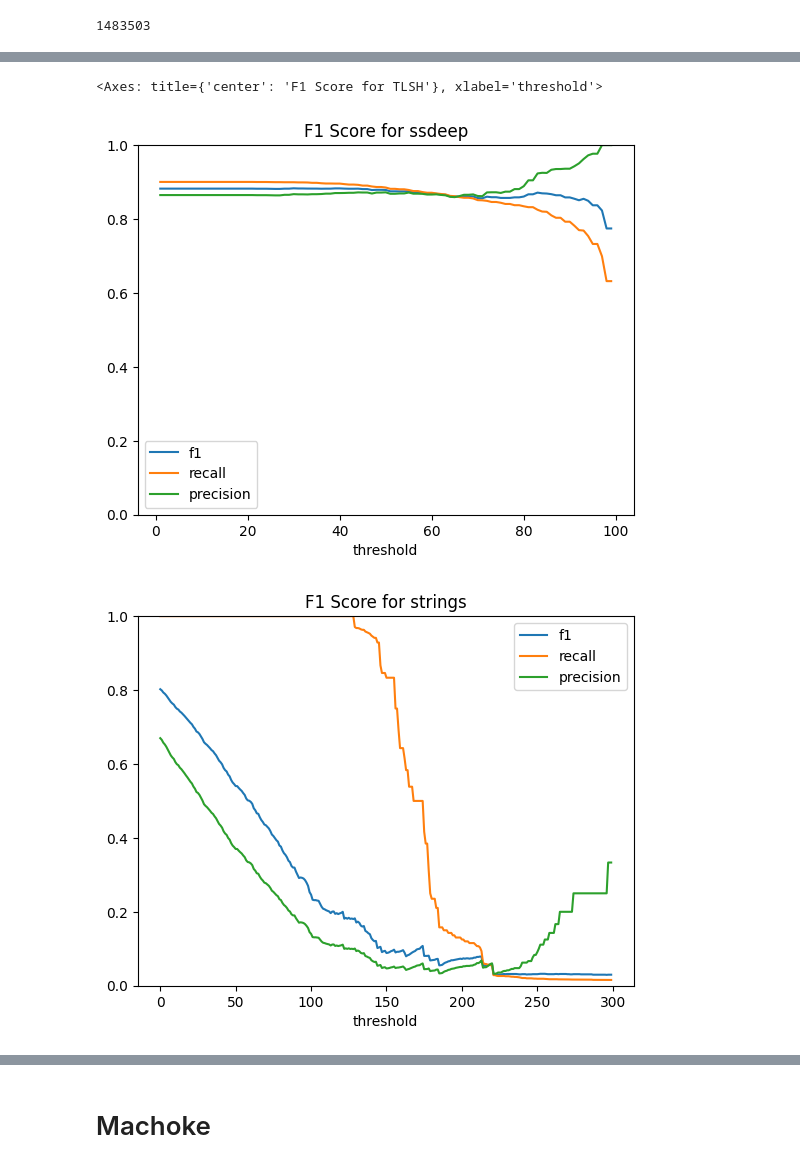
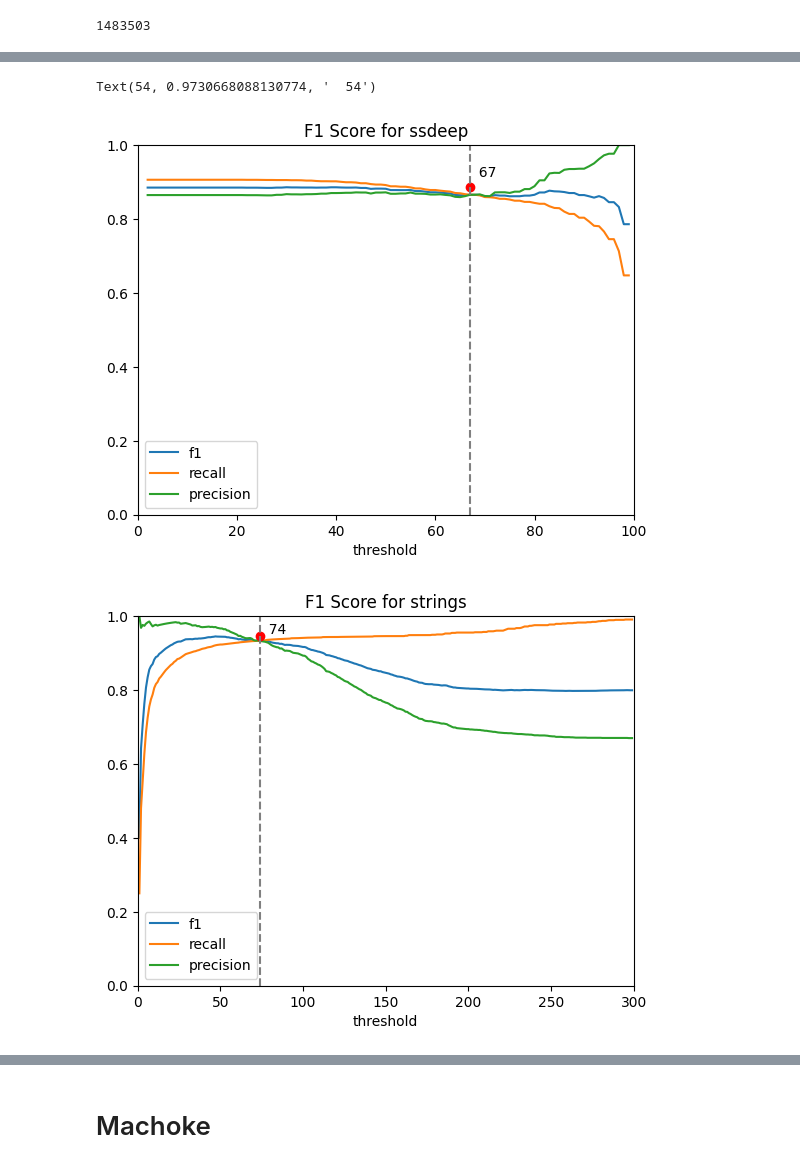
Before and after one commit to edizeqiri/obstkorb, a Jupyter notebook: Analysis/Scicore.ipynb, the cells around one changed output, grey strips where cells are left out. Drawn from its saved outputs; the diff is of its cells as text; code cells hidden in the pictures.

```diff
--- a/Analysis/Scicore.ipynb
+++ b/Analysis/Scicore.ipynb
@@ -281,7 +281,7 @@ def tlsh_thresh(s):
     compt_to_malware = s[s["Malware 2"] == True]
     for i in range (0,300,1):
 
-        sci_th = comp_to_sci[comp_to_sci["Diff Score"] <= i]
+        sci_th = comp_to_sci[comp_to_sci["Diff Score"] < i]
         f_th = compt_to_malware[compt_to_malware["Diff Score"] >= i]
 
         TP = (sci_th["Family 1"] == sci_th["Family 2"]).sum()
@@ -299,15 +299,16 @@ s = tlsh_thresh(tlsh_comb(df=strings_df, col='strings'))
 # %%
 def tlsh_f1(s):
     s = s.loc[s.groupby('TLSH 1')["Diff Score"].idxmin()]
-    ssdeep_th = pd.DataFrame(columns=["threshold", "f1", "accuracy", "precision", "recall"])
+    ssdeep_th = pd.DataFrame(columns=["threshold", "f1", "accuracy", "precision", "recall", "total"])
     comp_to_sci = s[s["Malware 1"] == False]
     compt_to_malware = s[s["Malware 2"] == True]
-    for i in range (0,300,1):
+    for i in range (1,300,1):
 
-        sci_th = comp_to_sci[comp_to_sci["Diff Score"] >= i]
+        sci_th = comp_to_sci[comp_to_sci["Diff Score"] < i]
         mal_th = compt_to_malware[compt_to_malware["Diff Score"] > i]
-        f_th = compt_to_malware[compt_to_malware["Diff Score"] < i]
+        f_th = compt_to_malware[compt_to_malware["Diff Score"] >= i]
 
+        total = len(sci_th) / len(s)
         TP = (sci_th["Family 1"] == sci_th["Family 2"]).sum()
         FP = (sci_th["Family 1"] != sci_th["Family 2"]).sum()
         FN = (f_th["Family 1"] != f_th["Family 2"]).sum()
@@ -319,7 +320,7 @@ def tlsh_f1(s):
         f1 = (2 * precision * recall) / (precision + recall)
         accuracy = (TP + TN) / (TP + FP + FN + TN)
         # Append results to DataFrame
-        ssdeep_th.loc[i] = [i, f1, accuracy, precision, recall]
+        ssdeep_th.loc[i] = [i, f1, accuracy, precision, recall, total]
     return ssdeep_th
 f1_tlsh = tlsh_f1(tlsh_comb())
 #f.plot(x="threshold", y=["presicion","recall"],title="F1 Score and Accuracy for TLSH")
@@ -439,15 +440,16 @@ ssdeep: 0.7925144803328277
 # %%
 def ssdeep_f1(s):
     s = s.loc[s.groupby('ssdeep 1')["Diff Score"].idxmax()]
-    ssdeep_th = pd.DataFrame(columns=["threshold", "f1", "accuracy", "precision", "recall"])
+    ssdeep_th = pd.DataFrame(columns=["threshold", "f1", "accuracy", "precision", "recall","total"])
     comp_to_sci = s[s["Malware 1"] == False]
     compt_to_malware = s[s["Malware 2"] == True]
-    for i in range (1,100,1):
+    for i in range (2,100,1):
 
         sci_th = comp_to_sci[comp_to_sci["Diff Score"] >= i]
         mal_th = compt_to_malware[compt_to_malware["Diff Score"] > i]
         f_th = compt_to_malware[compt_to_malware["Diff Score"] < i]
 
+        total = len(sci_th) / len(s)
         TP = (sci_th["Family 1"] == sci_th["Family 2"]).sum()
         FP = (sci_th["Family 1"] != sci_th["Family 2"]).sum()
         FN = (f_th["Family 1"] != f_th["Family 2"]).sum()
@@ -459,7 +461,7 @@ def ssdeep_f1(s):
         f1 = (2 * precision * recall) / (precision + recall)
         accuracy = (TP + FN) / (TP + FP + FN + TN)
         # Append results to DataFrame
-        ssdeep_th.loc[i] = [i, f1, accuracy, precision, recall]
+        ssdeep_th.loc[i] = [i, f1, accuracy, precision, recall, total]
     return ssdeep_th
 f1_ssdeep = ssdeep_f1(ssdeep_comb())
 f1_ssdeep
@@ -496,8 +498,32 @@ f1_tlsh
 # %%
-f1_ssdeep.plot(x="threshold", y=["f1","recall", "precision"], ylim=[0,1] ,title="F1 Score for ssdeep")
+f1_ssdeep.plot(x="threshold", y=["f1","recall","precision"], ylim=[0,1] ,title="F1 Score for ssdeep")
+# make a red dot on the max of f1
+x = (abs(f1_ssdeep["recall"] - f1_ssdeep["precision"])).idxmin()
+y = f1_ssdeep["f1"].max()
+plt.plot(x, y, 'ro')
+plt.axvline(x=x, color='gray', linestyle='--')
+plt.text(x, y+0.04, f'  {x}', ha='left', va='center', fontsize=10, color='black')
+plt.ylim([0.0, 1.0])
+plt.xlim([0.0, 100.0])
 f1_str.plot(x="threshold", y=["f1","recall", "precision"], ylim=[0,1] ,title="F1 Score for strings")
+x = (abs(f1_str["recall"] - f1_str["precision"])).idxmin()
+y = f1_str["f1"].max()
+plt.plot(x, y, 'ro')
+plt.axvline(x=x, color='gray', linestyle='--')
+plt.text(x, y+0.017, f'  {x}', ha='left', va='center', fontsize=10, color='black')
+
+plt.ylim([0.0, 1.0])
+plt.xlim([0.0, 300.0])
 f1_tlsh.plot(x="threshold", y=["f1","recall", "precision"], ylim=[0,1] ,title="F1 Score for TLSH")
+plt.ylim([0.0, 1.0])
+plt.xlim([0.0, 300.0])
+
+x = (abs(f1_tlsh["recall"] - f1_tlsh["precision"])).idxmin()
+y = f1_tlsh["f1"].max()
+plt.plot(x, y, 'ro')
+plt.axvline(x=x, color='gray', linestyle='--')
+plt.text(x, y+0.015, f'  {x}', ha='left', va='center', fontsize=10, color='black')
 # %% [output]
-<Axes: title={'center': 'F1 Score for TLSH'}, xlabel='threshold'>
+Text(54, 0.9730668088130774, '  54')
-[figure, old version]
+[figure, new version]
-[figure, old version]
+[figure, new version]
```
Also changed, not shown: parts of 13 cells of this notebook, 21 other files.
